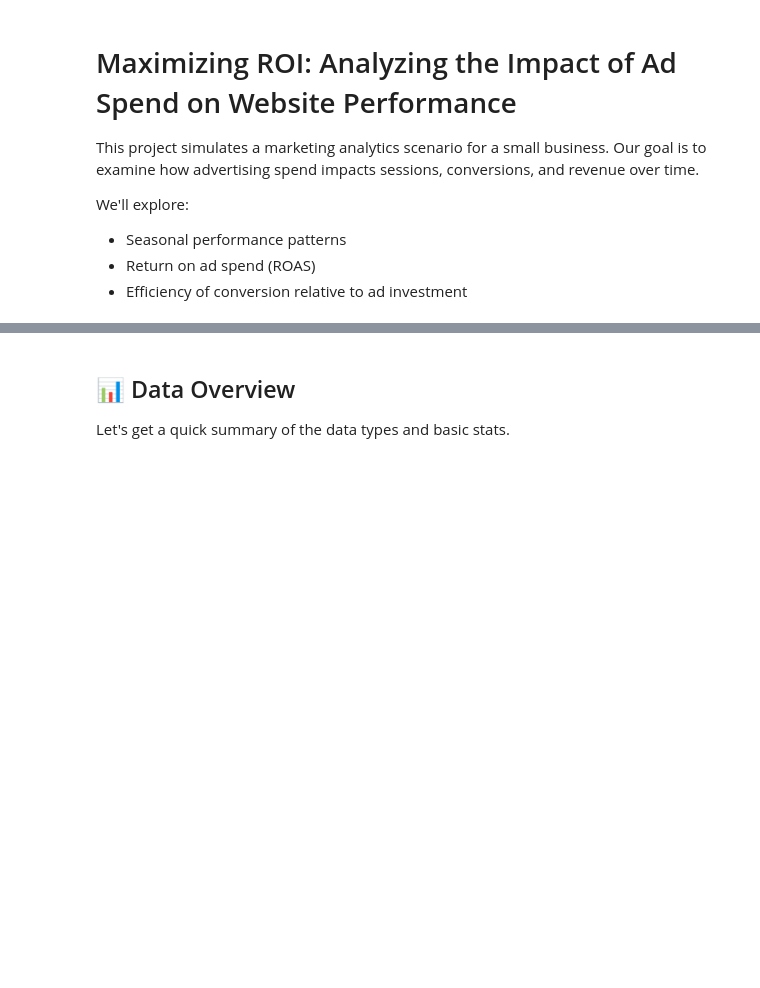
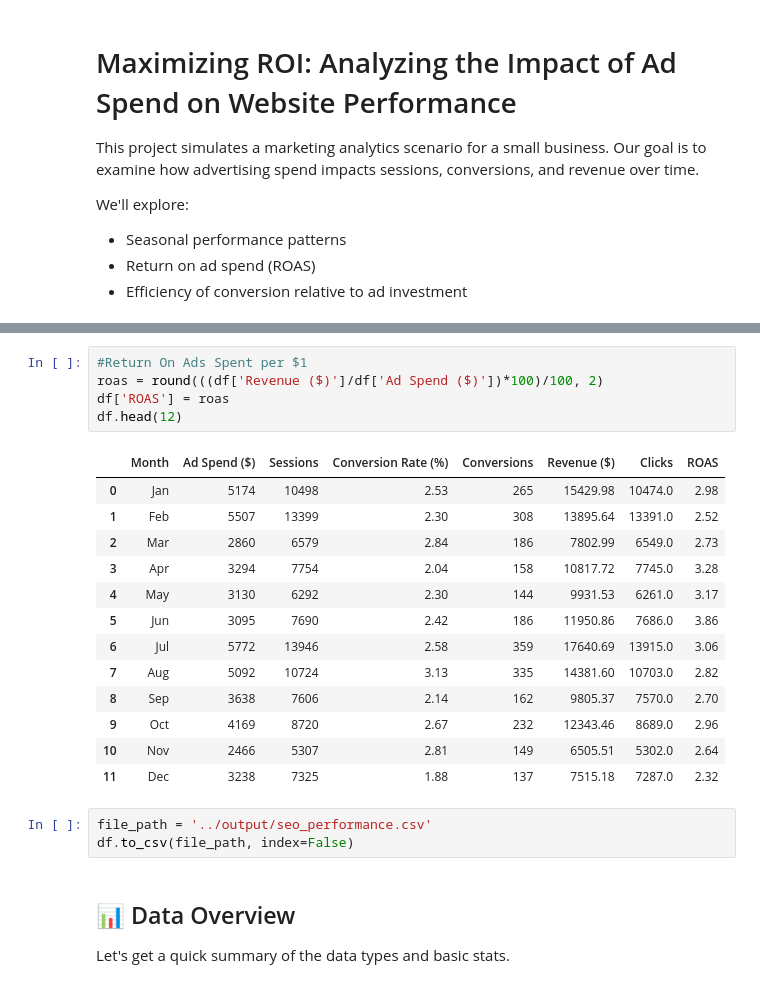
Before and after one commit to ginnyjtm/seo-performance-analysis-smallbiz, a Jupyter notebook: notebooks/roi.ipynb, the cells around one changed output, grey strips where cells are left out. Drawn from its saved outputs; the diff is of its cells as text; blank space fills up the shorter version.

```diff
--- a/notebooks/roi.ipynb
+++ b/notebooks/roi.ipynb
@@ -30,3 +55,25 @@ df.head()
+# %%
+#Return On Ads Spent per $1
+roas = round(((df['Revenue ($)']/df['Ad Spend ($)'])*100)/100, 2)
+df['ROAS'] = roas
+df.head(12)
+# %% [output]
+|  | Month | Ad Spend ($) | Sessions | Conversion Rate (%) | Conversions | Revenue ($) | Clicks | ROAS |
+| 0 | Jan | 5174 | 10498 | 2.53 | 265 | 15429.98 | 10474.0 | 2.98 |
+| 1 | Feb | 5507 | 13399 | 2.30 | 308 | 13895.64 | 13391.0 | 2.52 |
+| 2 | Mar | 2860 | 6579 | 2.84 | 186 | 7802.99 | 6549.0 | 2.73 |
+| 3 | Apr | 3294 | 7754 | 2.04 | 158 | 10817.72 | 7745.0 | 3.28 |
+| 4 | May | 3130 | 6292 | 2.30 | 144 | 9931.53 | 6261.0 | 3.17 |
+| 5 | Jun | 3095 | 7690 | 2.42 | 186 | 11950.86 | 7686.0 | 3.86 |
+| 6 | Jul | 5772 | 13946 | 2.58 | 359 | 17640.69 | 13915.0 | 3.06 |
+| 7 | Aug | 5092 | 10724 | 3.13 | 335 | 14381.60 | 10703.0 | 2.82 |
+| 8 | Sep | 3638 | 7606 | 2.14 | 162 | 9805.37 | 7570.0 | 2.70 |
+| 9 | Oct | 4169 | 8720 | 2.67 | 232 | 12343.46 | 8689.0 | 2.96 |
+| 10 | Nov | 2466 | 5307 | 2.81 | 149 | 6505.51 | 5302.0 | 2.64 |
+| 11 | Dec | 3238 | 7325 | 1.88 | 137 | 7515.18 | 7287.0 | 2.32 |
+# %%
+file_path = '../output/seo_performance.csv'
+df.to_csv(file_path, index=False)
 # %% [markdown]
 ## 📊 Data Overview
 
```
Also changed, not shown: parts of 7 cells of this notebook, 6 other files.
